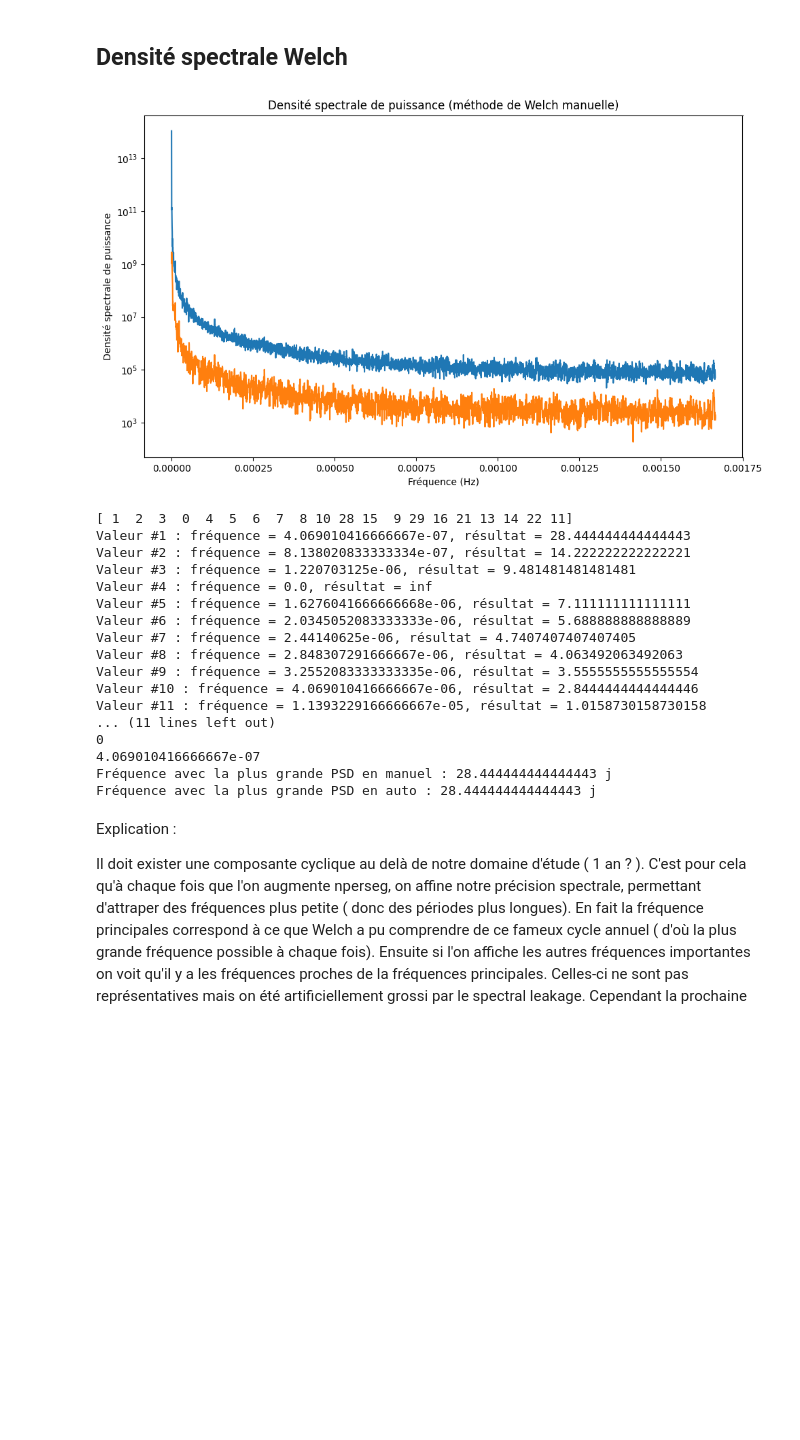
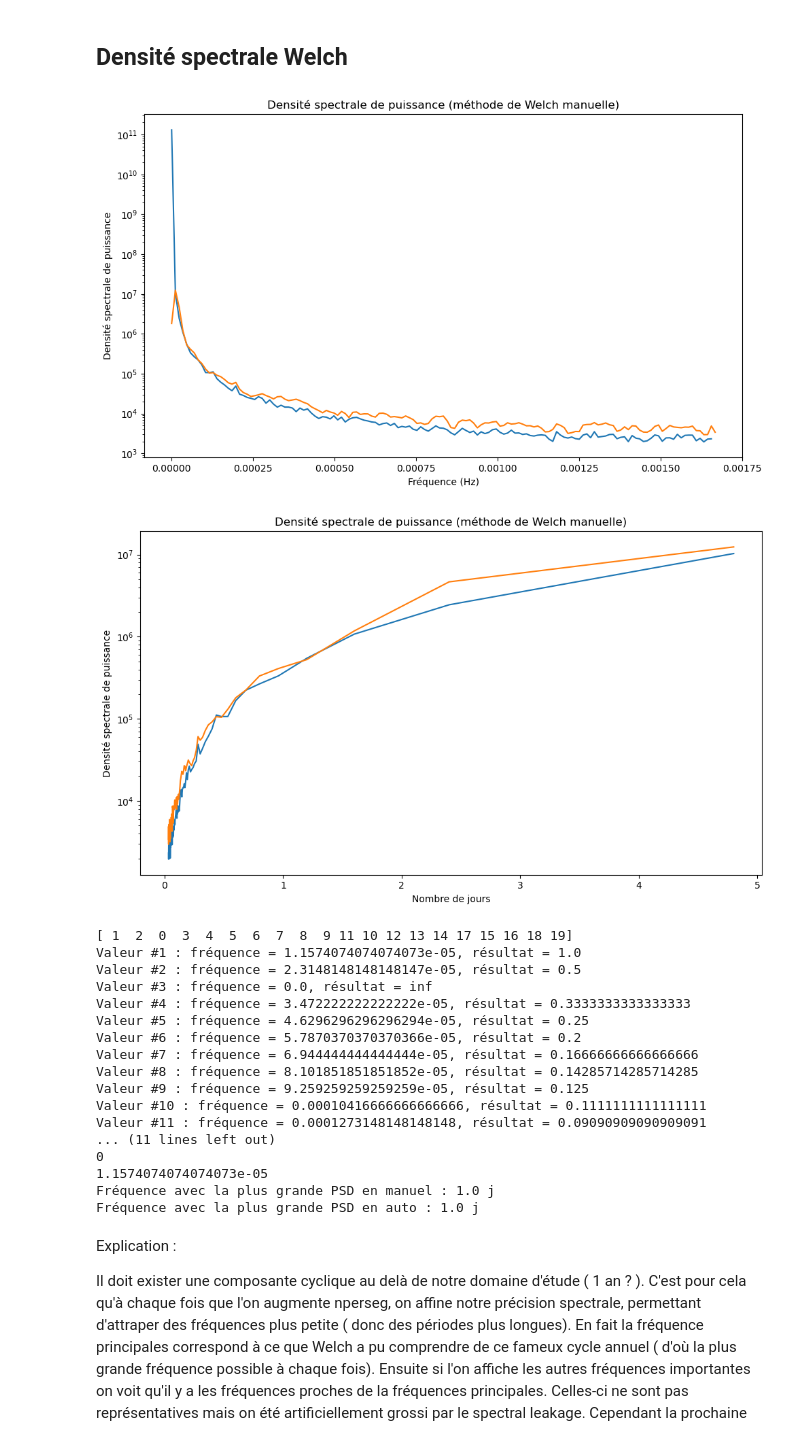
Before and after one commit to PiDchsn/Projet-RI, a Jupyter notebook: Analyse.ipynb, the cells around one changed output. Saved outputs shown, nothing was run; the diff lists cells and outputs as text; code cells hidden in the pictures; blank space fills up the shorter version.

Commit message:
Add files via upload
echelle en jours

```diff
--- a/Analyse.ipynb
+++ b/Analyse.ipynb
@@ -251,3 +259,26 @@ plt.ylabel('Amplitude')
 # %% [output]
 Text(0, 0.5, 'Amplitude')
 [figure]
+# %%
+# Paramètres
+T = 5*60  # Un point toutes les 5 min d'où 5*60
+fs = 1 / T
+N = len(data_ajust) # Nombre de points
+
+# Transformée de Fourier du signal
+signal_fft = np.fft.rfft(data_ajust) # rfft car signal à valeurs réelles
+frequences = np.fft.rfftfreq(N, T) # retourne sous forme de complexes
+amplitudes = np.real(signal_fft) # on prend la partie réelle
+
+plt.figure(figsize=(12, 6))
+
+# on affiche que la moitié car pour un signal réel
+# au-delà de la fréquence de Nyquist cela n'apport pas plus d'informations
+plt.semilogy(1/frequencies[:len(frequencies)//2]/(60*T), amplitudes[:len(amplitudes)//2])
+
+# utile pour la suite
+plt.legend()
+
+plt.title('Spectre de puissance')
+plt.xlabel('Nombre de jours')
+plt.ylabel('Amplitude')
@@ -259,5 +294,10 @@ peaks, _ = scipy.signal.find_peaks(amplitudes, height=np.mean(amplitudes) * 8)
 frequence_principale = frequences[peaks[0]]
 periode_principale = 1 / frequence_principale
 print(f"Fréquence dominante : {frequence_principale*1e8:.5f} 1e-8 Hz, soit une période d'environ {periode_principale / (3600*24):.2f} jours")
+
+for i in range(20) :
+    frequence_principale_2 = frequences[peaks[i+1]]
+    periode_principale_2 = 1 / frequence_principale_2
+    print(f" {i+1:.1f} eme Fréquence dominante : {frequence_principale_2*1e8:.5f} 1e-8 Hz, soit une période d'environ {periode_principale_2 / (3600*24):.2f} jours")
 # %% [output]
 Fréquence dominante : 25.73605 1e-8 Hz, soit une période d'environ 44.97 jours
@@ -363,7 +419,7 @@ import matplotlib.pyplot as plt
 from scipy.signal import welch
 
 # Paramètres de la méthode de Welch
-nperseg = 8192 # 288
+nperseg = 288 # 288
 noverlap = int(nperseg/5)
 fs = 1 / (60*5)
 
@@ -377,57 +433,67 @@ plt.semilogy(frequencies_manual, psd_manual)
 plt.semilogy(frequencies_auto, np.abs(psd_auto))
 plt.title('Densité spectrale de puissance (méthode de Welch manuelle)')
 plt.xlabel('Fréquence (Hz)')
+plt.ylabel('Densité spectrale de puissance')
+plt.tight_layout()
+plt.show()
+
+plt.figure(figsize=(10, 6))
+plt.semilogy(1/frequencies_manual/(60*60*5), psd_manual)
+plt.semilogy(1/frequencies_auto/(60*60*5), np.abs(psd_auto))
+plt.title('Densité spectrale de puissance (méthode de Welch manuelle)')
+plt.xlabel('Nombre de jours')
 plt.ylabel('Densité spectrale de puissance')
 plt.tight_layout()
 plt.show()
 
 ##
 
 top_3_indices = np.argsort(np.abs(psd_auto))[-20:][::-1]
 print(top_3_indices)
 
 # Afficher les indices et les fréquences correspondantes
 results = []
 for i, index in enumerate(top_3_indices):
     max_psd_frequency_m = frequencies_manual[index]
     result = (1 / max_psd_frequency_m) / (60 * 60 * 24)  # Application de la formule
     results.append(result)
     print(f"Valeur #{i+1} : fréquence = {max_psd_frequency_m}, résultat = {result}")
 ##
 
 max_psd_index_a = np.argmax(np.abs(psd_auto))
 print(max_psd_index_a)
 max_psd_frequency_a = frequencies_auto[max_psd_index_a]
 print(max_psd_frequency_a)
 
 max_psd_index_m = np.argmax(np.abs(psd_manual))
 print(max_psd_index_m)
 max_psd_frequency_m = frequencies_manual[max_psd_index_m+1]
 print(max_psd_frequency_m)
 
 
 # Afficher la fréquence avec la plus grande PSD
 print(f"Fréquence avec la plus grande PSD en manuel : {(1/max_psd_frequency_m)/(60*60*24)} j")
 print(f"Fréquence avec la plus grande PSD en auto : {(1/max_psd_frequency_a)/(60*60*24)} j")
 # %% [output]
-[figure, old version]
+[figure, new version]
+[figure, added]
-[ 1  2  3  0  4  5  6  7  8 10 28 15  9 29 16 21 13 14 22 11]
-Valeur #1 : fréquence = 4.069010416666667e-07, résultat = 28.444444444444443
-Valeur #2 : fréquence = 8.138020833333334e-07, résultat = 14.222222222222221
-Valeur #3 : fréquence = 1.220703125e-06, résultat = 9.481481481481481
-Valeur #4 : fréquence = 0.0, résultat = inf
-Valeur #5 : fréquence = 1.6276041666666668e-06, résultat = 7.111111111111111
-Valeur #6 : fréquence = 2.0345052083333333e-06, résultat = 5.688888888888889
-Valeur #7 : fréquence = 2.44140625e-06, résultat = 4.7407407407407405
-Valeur #8 : fréquence = 2.848307291666667e-06, résultat = 4.063492063492063
-Valeur #9 : fréquence = 3.2552083333333335e-06, résultat = 3.5555555555555554
-Valeur #10 : fréquence = 4.069010416666667e-06, résultat = 2.8444444444444446
-Valeur #11 : fréquence = 1.1393229166666667e-05, résultat = 1.0158730158730158
+[ 1  2  0  3  4  5  6  7  8  9 11 10 12 13 14 17 15 16 18 19]
+Valeur #1 : fréquence = 1.1574074074074073e-05, résultat = 1.0
+Valeur #2 : fréquence = 2.3148148148148147e-05, résultat = 0.5
+Valeur #3 : fréquence = 0.0, résultat = inf
+Valeur #4 : fréquence = 3.472222222222222e-05, résultat = 0.3333333333333333
+Valeur #5 : fréquence = 4.6296296296296294e-05, résultat = 0.25
+Valeur #6 : fréquence = 5.7870370370370366e-05, résultat = 0.2
+Valeur #7 : fréquence = 6.944444444444444e-05, résultat = 0.16666666666666666
+Valeur #8 : fréquence = 8.101851851851852e-05, résultat = 0.14285714285714285
+Valeur #9 : fréquence = 9.259259259259259e-05, résultat = 0.125
+Valeur #10 : fréquence = 0.00010416666666666666, résultat = 0.1111111111111111
+Valeur #11 : fréquence = 0.0001273148148148148, résultat = 0.09090909090909091
 ... (11 lines left out)
 0
-4.069010416666667e-07
-Fréquence avec la plus grande PSD en manuel : 28.444444444444443 j
-Fréquence avec la plus grande PSD en auto : 28.444444444444443 j
+1.1574074074074073e-05
+Fréquence avec la plus grande PSD en manuel : 1.0 j
+Fréquence avec la plus grande PSD en auto : 1.0 j
 # %% [markdown]
 Explication :
 
```
Also changed, not shown: parts of 14 cells of this notebook.
